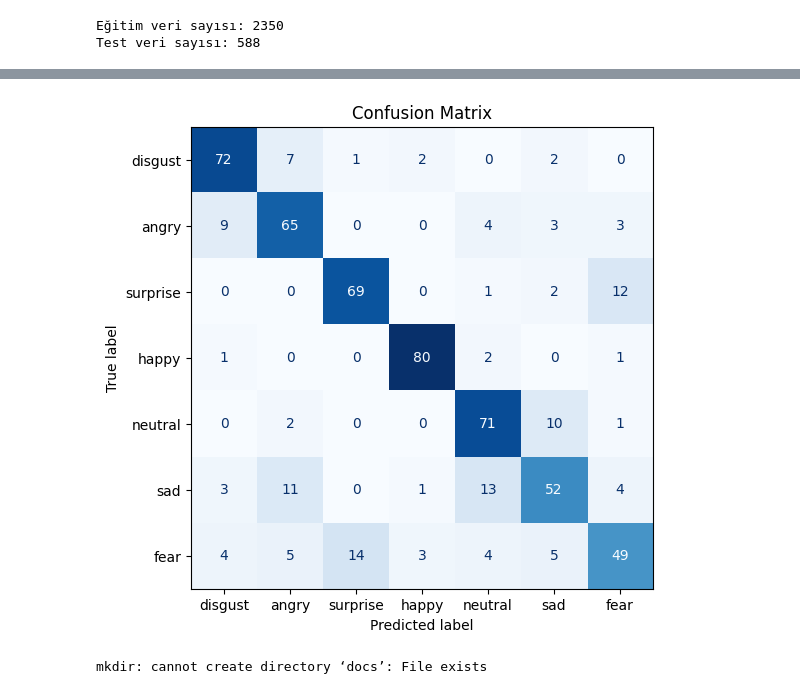
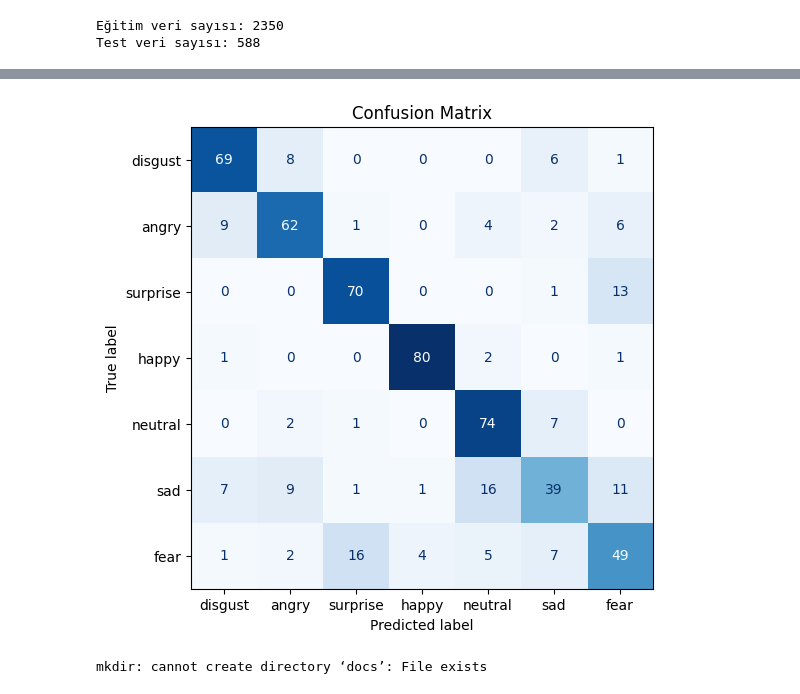
Before and after one commit to FatmaBuseBorlu/KDEF, a Jupyter notebook: KDEF.ipynb, the cells around one changed output, grey strips where cells are left out. Drawn from its saved outputs; the diff is of its cells as text; code cells hidden in the pictures.

```diff
--- a/KDEF.ipynb
+++ b/KDEF.ipynb
@@ -252,11 +250,14 @@ Tahmin Edilen Duygu: disgust
 from sklearn.metrics import confusion_matrix, ConfusionMatrixDisplay
 import matplotlib.pyplot as plt
 import os
+import numpy as np
 
 # Klasör oluştur (varsa hata vermez)
 os.makedirs("docs", exist_ok=True)
 
 # Confusion matrix hesapla
+y_true = np.argmax(y_test, axis=1)
+y_pred = np.argmax(model.predict(X_test), axis=1)
 cm = confusion_matrix(y_true, y_pred, labels=range(len(categories)))
 
 # Doğru sınıf isimleriyle görselleştir
@@ -266,6 +267,8 @@ disp = ConfusionMatrixDisplay(confusion_matrix=cm, display_labels=categories)
 fig, ax = plt.subplots(figsize=(8, 6))
 disp.plot(ax=ax, cmap="Blues", colorbar=False)
 plt.title("Confusion Matrix")
-plt.savefig("docs/confusion_matrix.png")  # GitHub için uygun dizin
+
+# Şeffaf arka planla kaydet
+plt.savefig("docs/confusion_matrix.png", transparent=True)
 plt.show()
 # %% [output]
@@ -272,4 +276,4 @@ plt.show()
-[figure, old version]
+[figure, new version]
 # %%
 !mkdir docs
 # %% [output]
```
Also changed, not shown: parts of 7 cells of this notebook.
